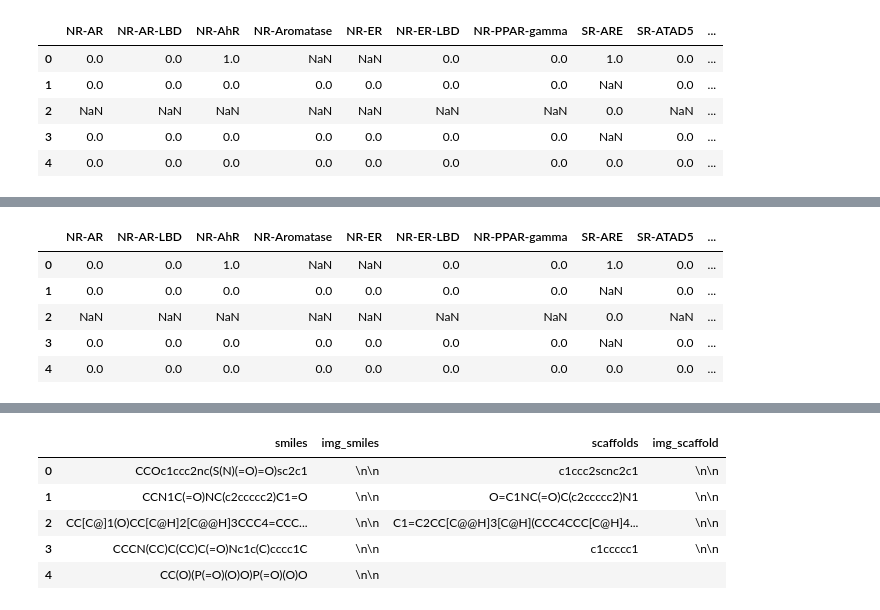
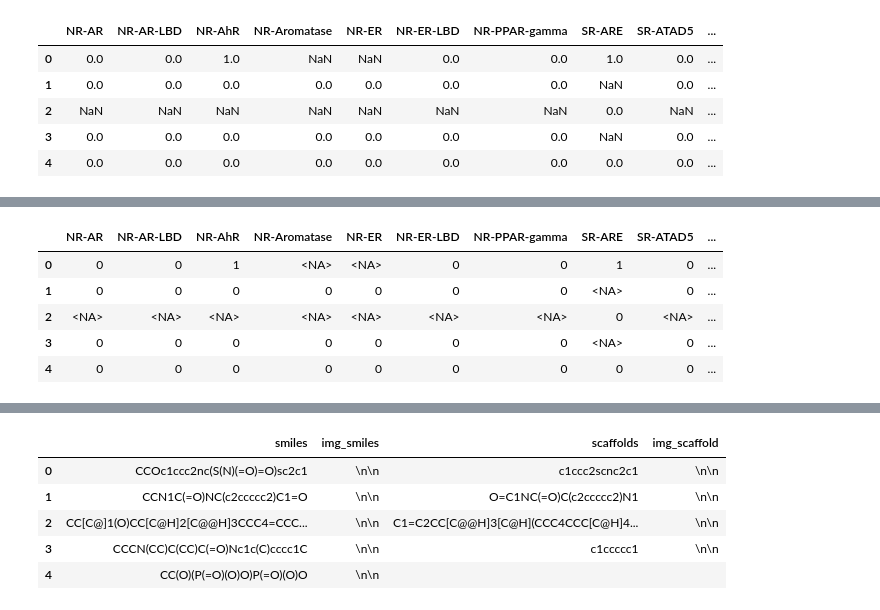
Before and after one commit to arinavanesian/Hybrid_GNN_Research, a Jupyter notebook: TOX/tox21_analysis.ipynb, the cells around one changed output, grey strips where cells are left out. Cells and saved outputs as stored; diff of their text form; code cells hidden in the pictures.

```diff
--- a/TOX/tox21_analysis.ipynb
+++ b/TOX/tox21_analysis.ipynb
@@ -74,0 +27,6 @@ df_nr_er_lbd = pd.DataFrame(columns=['NR-ER-LBD', 'smiles'], data=df[['NR-ER-LBD
+# %%
+task_columns = [col for col in df.columns if col not in ['smiles', 'mol_id']]
+df[['smiles', 'mol_id']] = df[['smiles', 'mol_id']].astype('string')
+# cast all the task columns to 'Int64' type to handle NaN values
+df[task_columns] = df[task_columns].apply(pd.to_numeric, errors='coerce').astype('Int64')
+df.info()
@@ -223,14 +283,15 @@ index_to_scaffold = {
 # %%
 df_scaffolds = df.drop(columns = 'mol_id').copy()
 df_scaffolds['scaffolds'] = df_scaffolds.index.map(index_to_scaffold)
+df_scaffolds['scaffolds']  = df_scaffolds['scaffolds'].astype('string')
 df_scaffolds.head()
 # %% [output]
 |  | NR-AR | NR-AR-LBD | NR-AhR | NR-Aromatase | NR-ER | NR-ER-LBD | NR-PPAR-gamma | SR-ARE | SR-ATAD5 | ... |
-| 0 | 0.0 | 0.0 | 1.0 | NaN | NaN | 0.0 | 0.0 | 1.0 | 0.0 | ... |
-| 1 | 0.0 | 0.0 | 0.0 | 0.0 | 0.0 | 0.0 | 0.0 | NaN | 0.0 | ... |
-| 2 | NaN | NaN | NaN | NaN | NaN | NaN | NaN | 0.0 | NaN | ... |
-| 3 | 0.0 | 0.0 | 0.0 | 0.0 | 0.0 | 0.0 | 0.0 | NaN | 0.0 | ... |
-| 4 | 0.0 | 0.0 | 0.0 | 0.0 | 0.0 | 0.0 | 0.0 | 0.0 | 0.0 | ... |
+| 0 | 0 | 0 | 1 | <NA> | <NA> | 0 | 0 | 1 | 0 | ... |
+| 1 | 0 | 0 | 0 | 0 | 0 | 0 | 0 | <NA> | 0 | ... |
+| 2 | <NA> | <NA> | <NA> | <NA> | <NA> | <NA> | <NA> | 0 | <NA> | ... |
+| 3 | 0 | 0 | 0 | 0 | 0 | 0 | 0 | <NA> | 0 | ... |
+| 4 | 0 | 0 | 0 | 0 | 0 | 0 | 0 | 0 | 0 | ... |
 # %%
 def smiles_to_mol(smile:str):
     if isinstance(smile, str) and smile:
```
Also changed, not shown: parts of 35 cells of this notebook, 11 other files.
